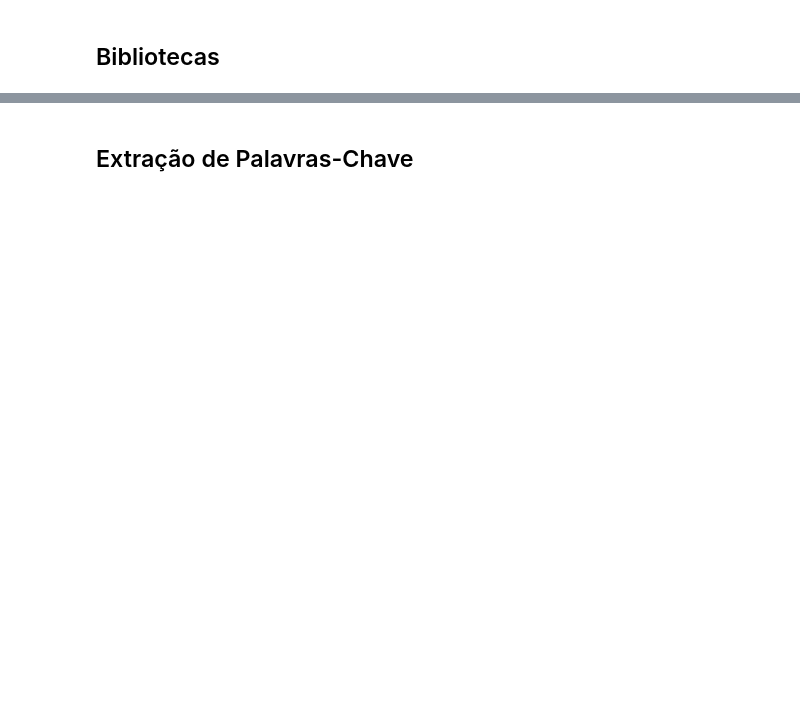
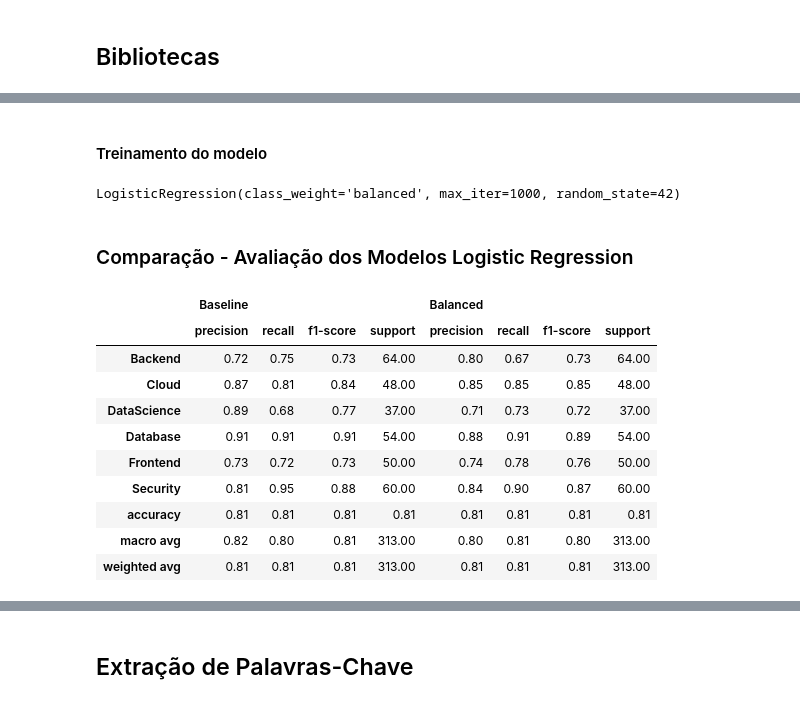
Before and after one commit to No-Country-simulation/g9-br-techmind-team10, a Jupyter notebook: datascience/notebooks/modelo_SVM.ipynb, the cells around one changed output, grey strips where cells are left out. Drawn from its saved outputs; the diff is of its cells as text; code cells hidden in the pictures; blank space fills up the shorter version.

```diff
--- a/datascience/notebooks/modelo_SVM.ipynb
+++ b/datascience/notebooks/modelo_SVM.ipynb
@@ -118,0 +272,9 @@ previsoes = modelo_svm.predict(X_test_tfidf)
+# %% [markdown]
+#### Treinamento do modelo
+# %%
+# Treino
+modelo_lr_balanced.fit(X_train_tfidf, y_train)
+# %% [output]
+LogisticRegression(class_weight='balanced', max_iter=1000, random_state=42)
+# %% [markdown]
+### Comparação - Avaliação dos Modelos Logistic Regression
@@ -118,0 +284,22 @@ previsoes = modelo_svm.predict(X_test_tfidf)
+# %%
+# Métricas de avaliação dos modelos (sem e com class_weight='balanced')
+
+# Gerando os relatórios como DataFrame
+report_baseline = pd.DataFrame(classification_report(y_test, y_pred_lr, output_dict=True)).transpose()
+report_balanced = pd.DataFrame(classification_report(y_test, y_pred_lr_balanced, output_dict=True)).transpose()
+
+# Comparando performance dos dois modelos
+comparacao = pd.concat([report_baseline, report_balanced], axis=1, keys=['Baseline', 'Balanced'])
+comparacao.round(2)
+# %% [output]
+|  | Baseline |  |  |  | Balanced |  |  |  |
+|  | precision | recall | f1-score | support | precision | recall | f1-score | support |
+| Backend | 0.72 | 0.75 | 0.73 | 64.00 | 0.80 | 0.67 | 0.73 | 64.00 |
+| Cloud | 0.87 | 0.81 | 0.84 | 48.00 | 0.85 | 0.85 | 0.85 | 48.00 |
+| DataScience | 0.89 | 0.68 | 0.77 | 37.00 | 0.71 | 0.73 | 0.72 | 37.00 |
+| Database | 0.91 | 0.91 | 0.91 | 54.00 | 0.88 | 0.91 | 0.89 | 54.00 |
+| Frontend | 0.73 | 0.72 | 0.73 | 50.00 | 0.74 | 0.78 | 0.76 | 50.00 |
+| Security | 0.81 | 0.95 | 0.88 | 60.00 | 0.84 | 0.90 | 0.87 | 60.00 |
+| accuracy | 0.81 | 0.81 | 0.81 | 0.81 | 0.81 | 0.81 | 0.81 | 0.81 |
+| macro avg | 0.82 | 0.80 | 0.81 | 313.00 | 0.80 | 0.81 | 0.80 | 313.00 |
+| weighted avg | 0.81 | 0.81 | 0.81 | 313.00 | 0.81 | 0.81 | 0.81 | 313.00 |
```
Also changed, not shown: parts of 105 cells of this notebook.
